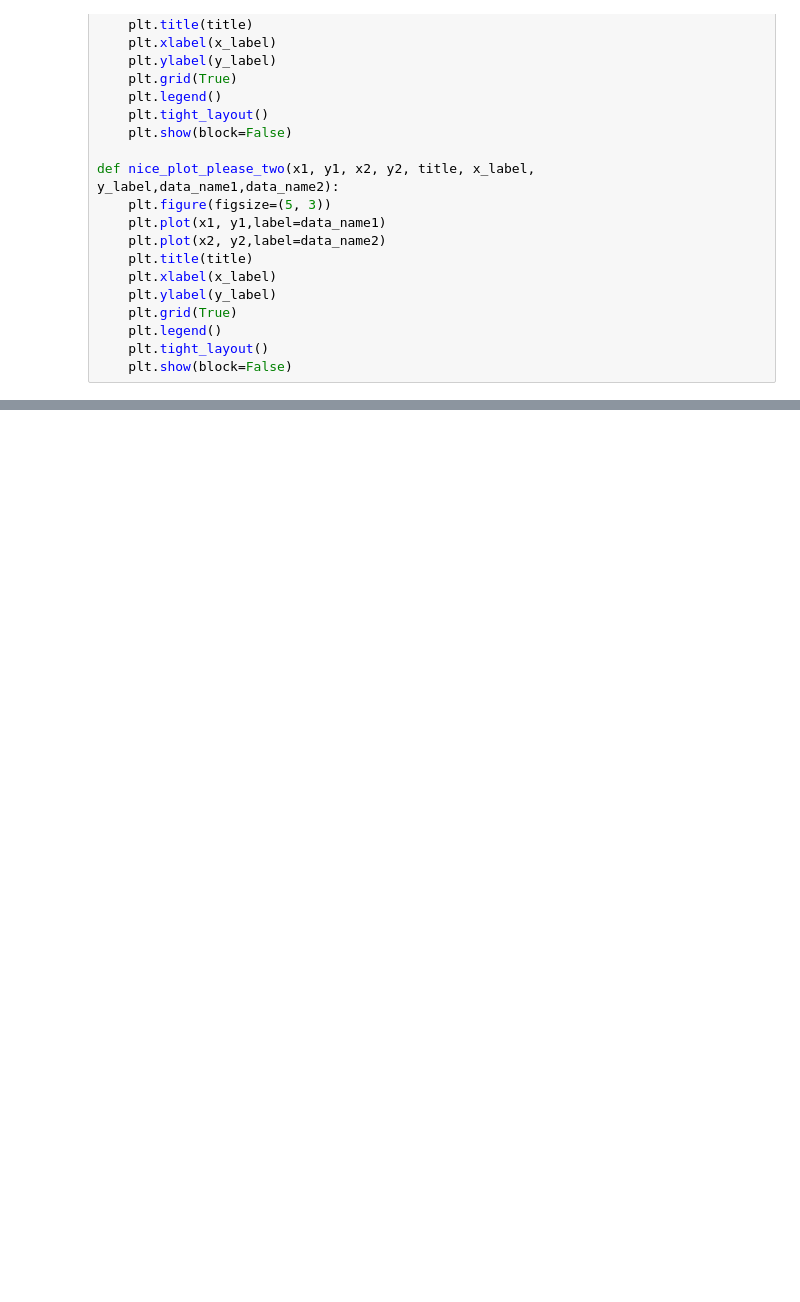
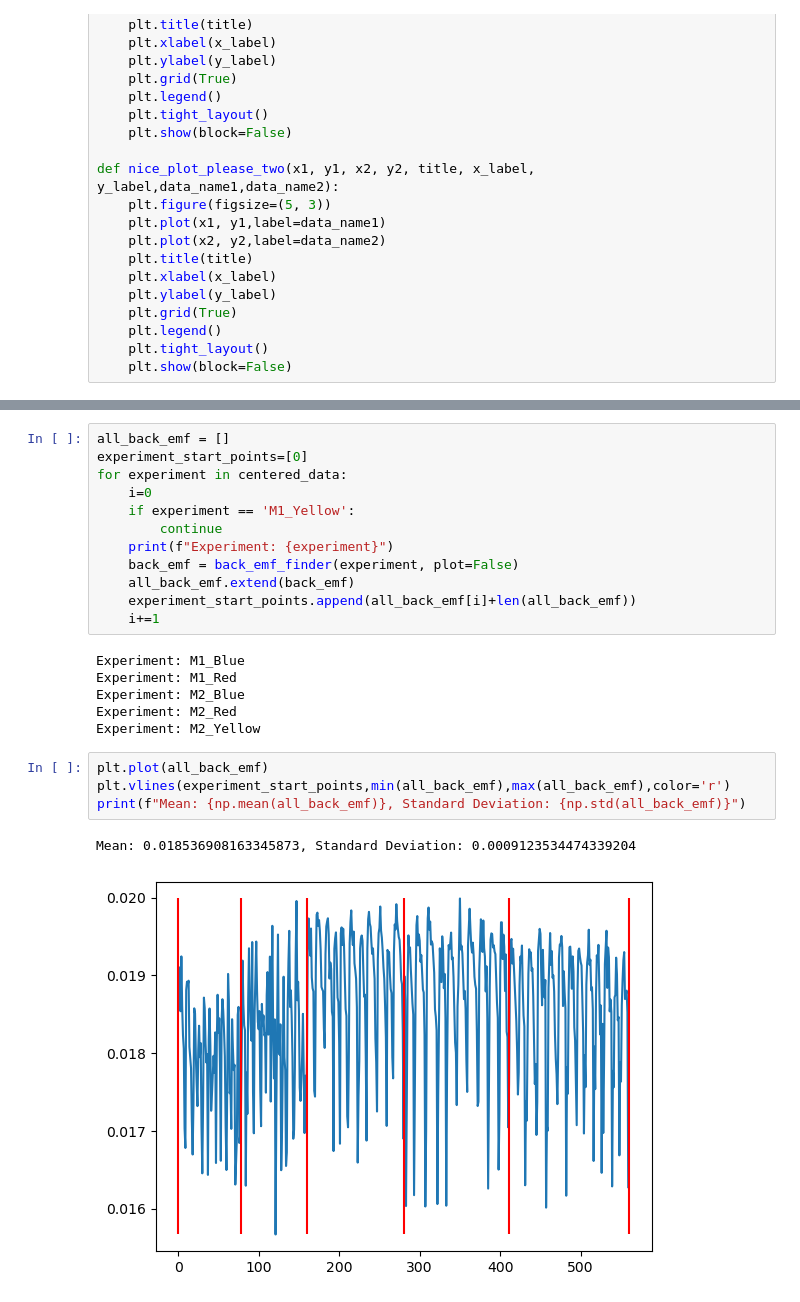
Before and after one commit to dan17229/V-Dyno, a Jupyter notebook: Motor Characterisation/Back_EMF_Calculator.ipynb, the cells around one changed output, grey strips where cells are left out. Saved outputs shown, nothing was run; the diff lists cells and outputs as text; blank space fills up the shorter version.

```diff
--- a/Motor Characterisation/Back_EMF_Calculator.ipynb
+++ b/Motor Characterisation/Back_EMF_Calculator.ipynb
@@ -101,0 +156,25 @@ plt.show()
+# %%
+all_back_emf = []
+experiment_start_points=[0]
+for experiment in centered_data:
+    i=0
+    if experiment == 'M1_Yellow':
+        continue
+    print(f"Experiment: {experiment}")
+    back_emf = back_emf_finder(experiment, plot=False)
+    all_back_emf.extend(back_emf)
+    experiment_start_points.append(all_back_emf[i]+len(all_back_emf))
+    i+=1
+# %% [output]
+Experiment: M1_Blue
+Experiment: M1_Red
+Experiment: M2_Blue
+Experiment: M2_Red
+Experiment: M2_Yellow
+# %%
+plt.plot(all_back_emf)
+plt.vlines(experiment_start_points,min(all_back_emf),max(all_back_emf),color='r')
+print(f"Mean: {np.mean(all_back_emf)}, Standard Deviation: {np.std(all_back_emf)}")
+# %% [output]
+Mean: 0.018536908163345873, Standard Deviation: 0.0009123534474339204
+[figure, added]
```
Also changed, not shown: parts of 6 cells of this notebook, 7 other files.
